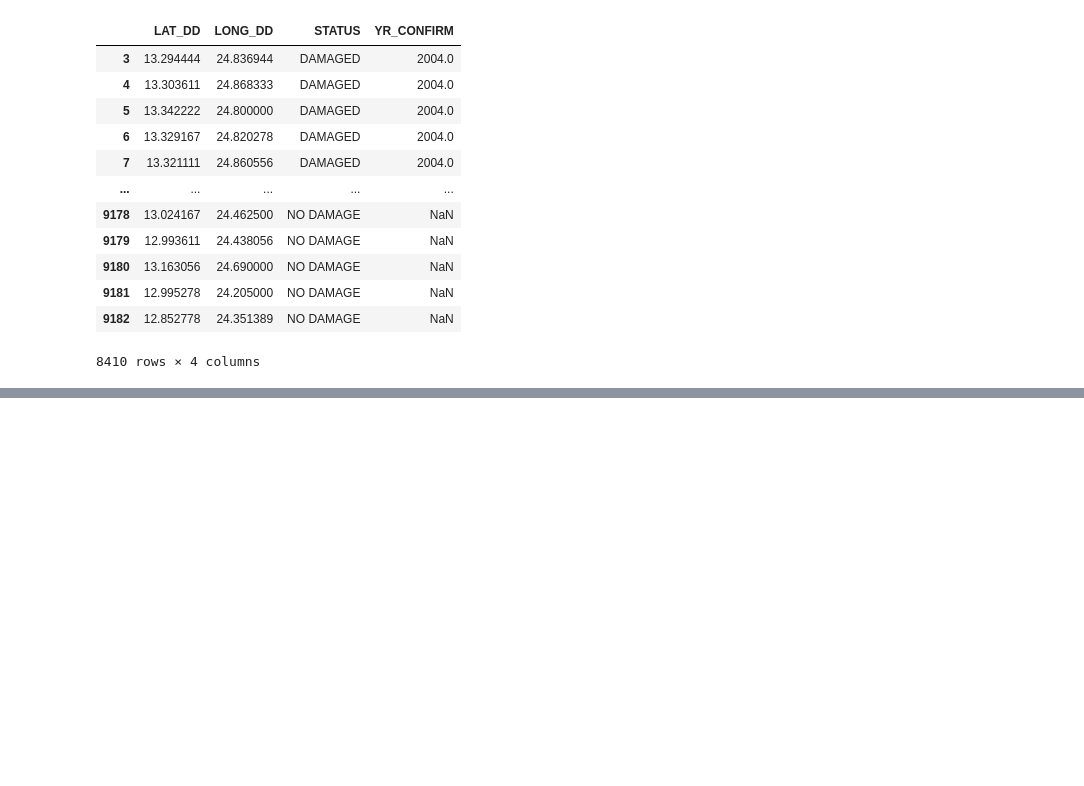
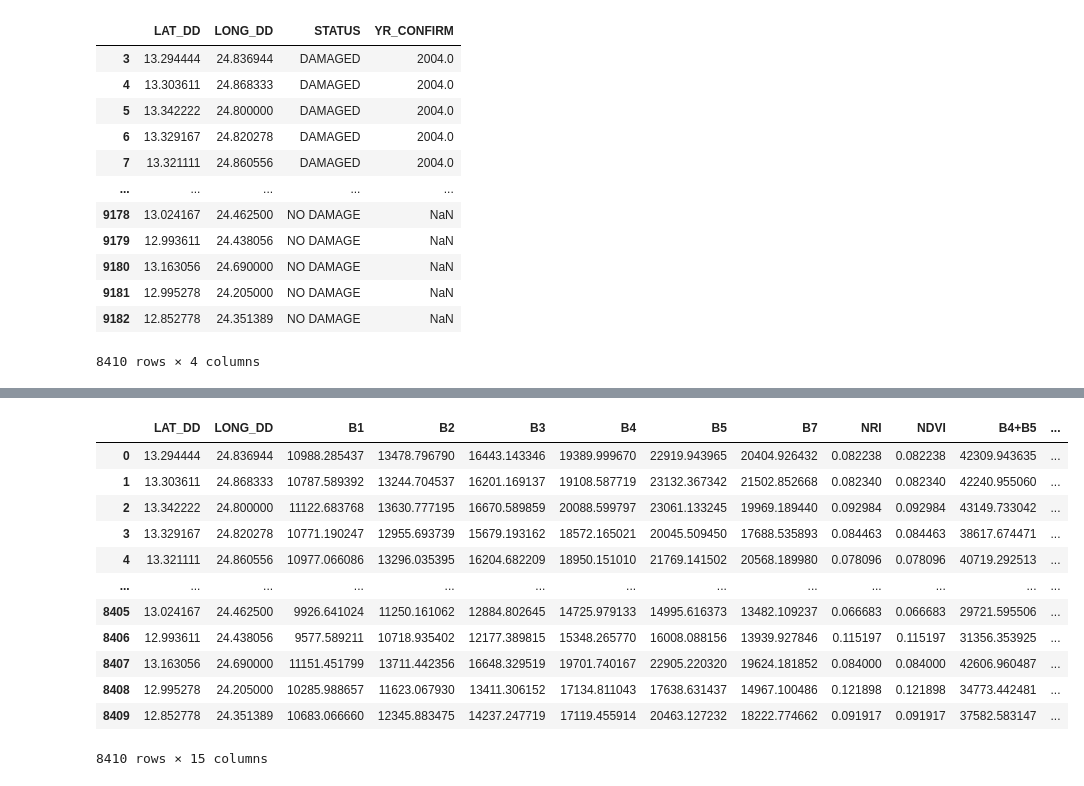
Before and after one commit to harshil0217/Sudan_Remote_Sensing, a Jupyter notebook: src/image_collection.ipynb, the cells around one changed output, grey strips where cells are left out. Cells and saved outputs as stored; diff of their text form; code cells hidden in the pictures; blank space fills up the shorter version.

Commit message:
finished landsat data

```diff
--- a/src/image_collection.ipynb
+++ b/src/image_collection.ipynb
@@ -215,0 +216,42 @@ village_LANDSAT.to_csv('../Data/village_LANDSAT.csv', index=False)
+# %%
+village_LANDSAT = pd.read_csv('../Data/LANDSAT_BANDS.csv')
+# %%
+#loading in lat and long from village data and adding to village_LANDSAT
+
+lat_long = village_data[['LAT_DD', 'LONG_DD']]
+
+village_LANDSAT = pd.concat([lat_long, village_LANDSAT], axis=1)
+# %%
+#adding NBR and NDVI
+
+NBR = (village_LANDSAT['B4'] - village_LANDSAT['B7'])/(village_LANDSAT['B4'] + village_LANDSAT['B7'])
+NDVI = (village_LANDSAT['B4'] - village_LANDSAT['B3'])/(village_LANDSAT['B4'] + village_LANDSAT['B3'])
+
+village_LANDSAT['NRI'] = NRI
+village_LANDSAT['NDVI'] = NDVI
+# %%
+#Adding visible bands, all bands, 4+5, and 4+5+7
+
+village_LANDSAT['B4+B5'] = village_LANDSAT['B4'] + village_LANDSAT['B5']
+village_LANDSAT['B4+B5+B7'] = village_LANDSAT['B4+B5'] + village_LANDSAT['B7']
+village_LANDSAT['B1+B2+B3+B4+B5+B7'] = village_LANDSAT['B1'] + village_LANDSAT['B2'] + village_LANDSAT['B3'] + village_LANDSAT['B4'] + village_LANDSAT['B5'] + village_LANDSAT['B7']
+village_LANDSAT['B1+B2+B3'] = village_LANDSAT['B1'] + village_LANDSAT['B2'] + village_LANDSAT['B3']
+# %%
+#adding status
+village_LANDSAT['STATUS'] = village_data['STATUS']
+
+village_LANDSAT
+# %% [output]
+|  | LAT_DD | LONG_DD | B1 | B2 | B3 | B4 | B5 | B7 | NRI | NDVI | B4+B5 | ... |
+| 0 | 13.294444 | 24.836944 | 10988.285437 | 13478.796790 | 16443.143346 | 19389.999670 | 22919.943965 | 20404.926432 | 0.082238 | 0.082238 | 42309.943635 | ... |
+| 1 | 13.303611 | 24.868333 | 10787.589392 | 13244.704537 | 16201.169137 | 19108.587719 | 23132.367342 | 21502.852668 | 0.082340 | 0.082340 | 42240.955060 | ... |
+| 2 | 13.342222 | 24.800000 | 11122.683768 | 13630.777195 | 16670.589859 | 20088.599797 | 23061.133245 | 19969.189440 | 0.092984 | 0.092984 | 43149.733042 | ... |
+| 3 | 13.329167 | 24.820278 | 10771.190247 | 12955.693739 | 15679.193162 | 18572.165021 | 20045.509450 | 17688.535893 | 0.084463 | 0.084463 | 38617.674471 | ... |
+| 4 | 13.321111 | 24.860556 | 10977.066086 | 13296.035395 | 16204.682209 | 18950.151010 | 21769.141502 | 20568.189980 | 0.078096 | 0.078096 | 40719.292513 | ... |
+| ... | ... | ... | ... | ... | ... | ... | ... | ... | ... | ... | ... | ... |
+| 8405 | 13.024167 | 24.462500 | 9926.641024 | 11250.161062 | 12884.802645 | 14725.979133 | 14995.616373 | 13482.109237 | 0.066683 | 0.066683 | 29721.595506 | ... |
+| 8406 | 12.993611 | 24.438056 | 9577.589211 | 10718.935402 | 12177.389815 | 15348.265770 | 16008.088156 | 13939.927846 | 0.115197 | 0.115197 | 31356.353925 | ... |
+| 8407 | 13.163056 | 24.690000 | 11151.451799 | 13711.442356 | 16648.329519 | 19701.740167 | 22905.220320 | 19624.181852 | 0.084000 | 0.084000 | 42606.960487 | ... |
+| 8408 | 12.995278 | 24.205000 | 10285.988657 | 11623.067930 | 13411.306152 | 17134.811043 | 17638.631437 | 14967.100486 | 0.121898 | 0.121898 | 34773.442481 | ... |
+| 8409 | 12.852778 | 24.351389 | 10683.066660 | 12345.883475 | 14237.247719 | 17119.455914 | 20463.127232 | 18222.774662 | 0.091917 | 0.091917 | 37582.583147 | ... |
+8410 rows × 15 columns
```
Also changed, not shown: parts of 4 cells of this notebook.
